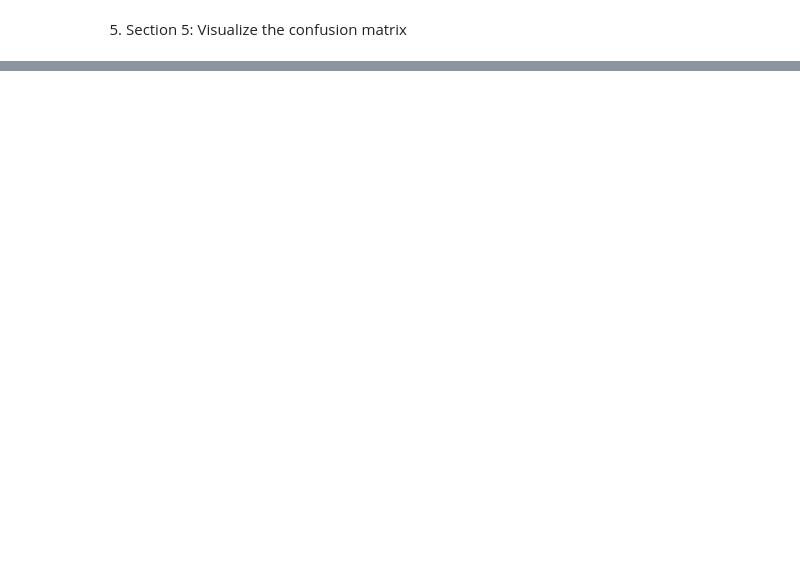
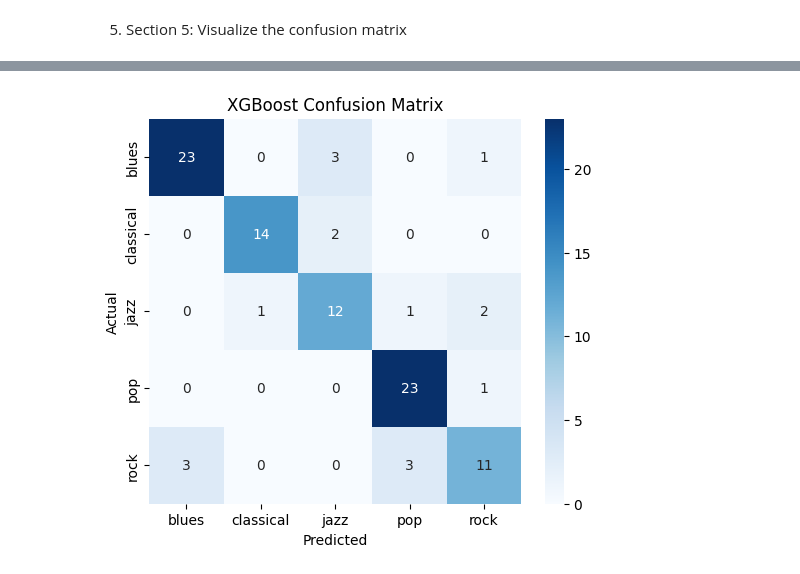
Before and after one commit to hesambeigy/MusicGenreClassification, a Jupyter notebook: notebooks/MusicGenreClassification.ipynb, the cells around one changed output, grey strips where cells are left out. Drawn from its saved outputs; the diff is of its cells as text; code cells hidden in the pictures; blank space fills up the shorter version.

Commit message:
completed the porject. Accuracy 83%

```diff
--- a/notebooks/MusicGenreClassification.ipynb
+++ b/notebooks/MusicGenreClassification.ipynb
@@ -104,0 +320,11 @@ plt.show()
+# %%
+X_train_reduced, X_test_reduced, y_train, y_test = train_test_split(
+    X_reduced, y_encoded, test_size=0.2, random_state=42
+)
+# %%
+clf_reduced = RandomForestClassifier(n_estimators=100, random_state=42)
+clf_reduced.fit(X_train_reduced, y_train)
+
+y_pred_reduced = clf_reduced.predict(X_test_reduced)
+accuracy_reduced = accuracy_score(y_test, y_pred_reduced)
+print(f'Accuracy after feature selection: {accuracy_reduced * 100:.2f}%')
@@ -104,0 +407,6 @@ plt.show()
+# %%
+# Initialize the XGBoost classifier
+xgb_clf = XGBClassifier(use_label_encoder=False, eval_metric='mlogloss', random_state=42)
+
+# Train the model on the training data
+xgb_clf.fit(X_train_reduced, y_train)
@@ -104,0 +428,3 @@ plt.show()
+# %%
+# Predict on the test data
+y_pred_xgb = xgb_clf.predict(X_test_reduced)
@@ -104,0 +452,14 @@ plt.show()
+# %%
+# Generate confusion matrix
+cm = confusion_matrix(y_test, y_pred_xgb)
+
+# Plot the confusion matrix
+plt.figure(figsize=(6, 5))
+sns.heatmap(cm, annot=True, fmt='d', cmap='Blues',
+            xticklabels=le.classes_, yticklabels=le.classes_)
+plt.xlabel('Predicted')
+plt.ylabel('Actual')
+plt.title('XGBoost Confusion Matrix')
+plt.show()
+# %% [output]
+[figure, added]
```
Also changed, not shown: parts of 38 cells of this notebook.
